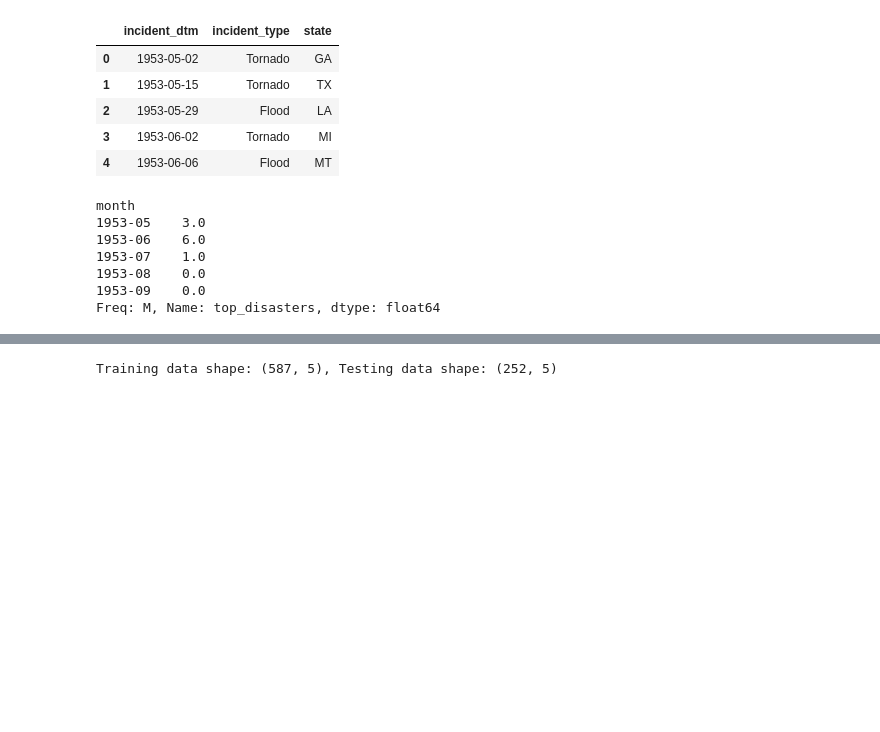
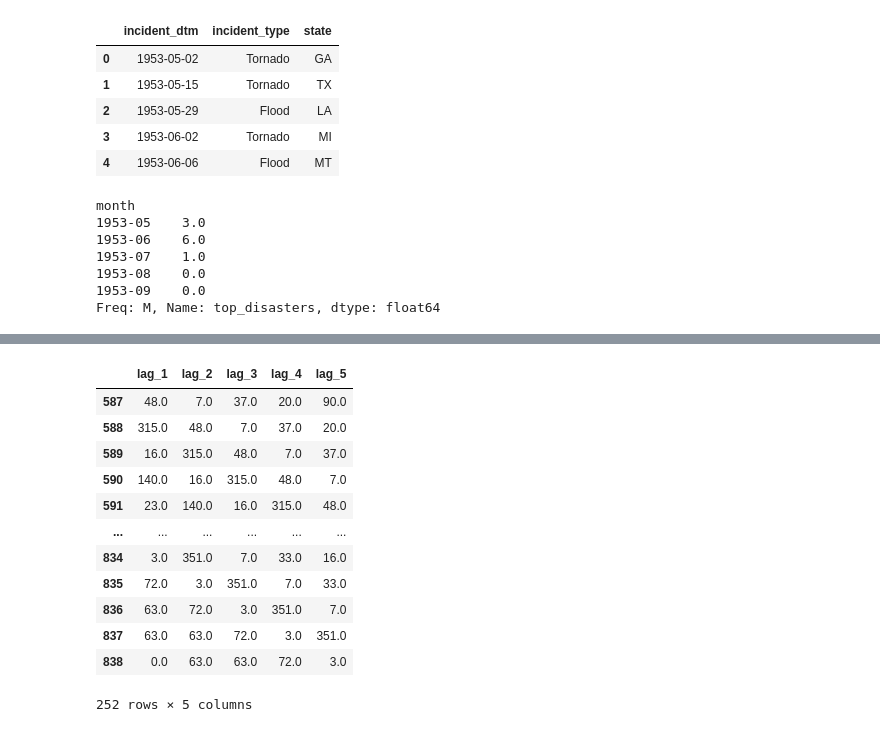
Before and after one commit to helloklow/natural_disasters, a Jupyter notebook: notebooks/low_logistic_regression.ipynb, the cells around one changed output, grey strips where cells are left out. Drawn from its saved outputs; the diff is of its cells as text; code cells hidden in the pictures; blank space fills up the shorter version.

```diff
--- a/notebooks/low_logistic_regression.ipynb
+++ b/notebooks/low_logistic_regression.ipynb
@@ -237,11 +297,23 @@ For example, when doing 'df[col].method(value, inplace=True)', try using 'df.met
 # %%
 # Features and target variable
 X=monthly_features[['lag_1', 'lag_2', 'lag_3', 'lag_4', 'lag_5']]
-y=monthly_features['disaster?']
+y=monthly_features['occurred']
 
 # Train-test split
 X_train, X_test, y_train, y_test=train_test_split(X, y, test_size=0.3, random_state=42, shuffle=False)
 
 print(f"Training data shape: {X_train.shape}, Testing data shape: {X_test.shape}")
 # %% [output]
+|  | lag_1 | lag_2 | lag_3 | lag_4 | lag_5 |
+| 587 | 48.0 | 7.0 | 37.0 | 20.0 | 90.0 |
+| 588 | 315.0 | 48.0 | 7.0 | 37.0 | 20.0 |
+| 589 | 16.0 | 315.0 | 48.0 | 7.0 | 37.0 |
+| 590 | 140.0 | 16.0 | 315.0 | 48.0 | 7.0 |
+| 591 | 23.0 | 140.0 | 16.0 | 315.0 | 48.0 |
+| ... | ... | ... | ... | ... | ... |
+| 834 | 3.0 | 351.0 | 7.0 | 33.0 | 16.0 |
+| 835 | 72.0 | 3.0 | 351.0 | 7.0 | 33.0 |
+| 836 | 63.0 | 72.0 | 3.0 | 351.0 | 7.0 |
+| 837 | 63.0 | 63.0 | 72.0 | 3.0 | 351.0 |
+| 838 | 0.0 | 63.0 | 63.0 | 72.0 | 3.0 |
-Training data shape: (587, 5), Testing data shape: (252, 5)
+252 rows × 5 columns
```
Also changed, not shown: parts of 31 cells of this notebook, 2 other files.
